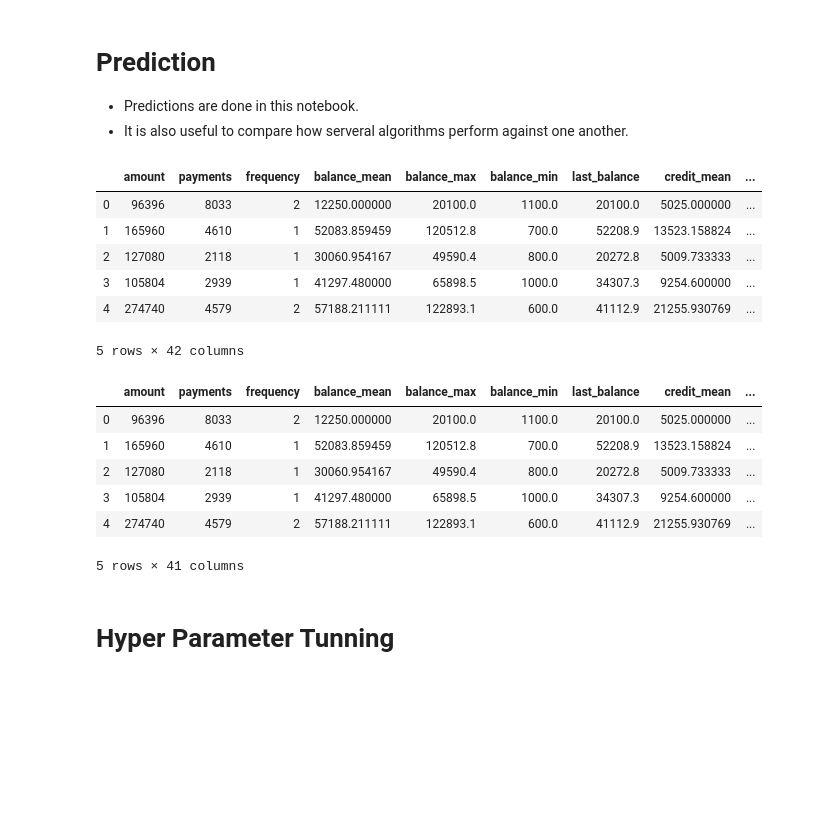
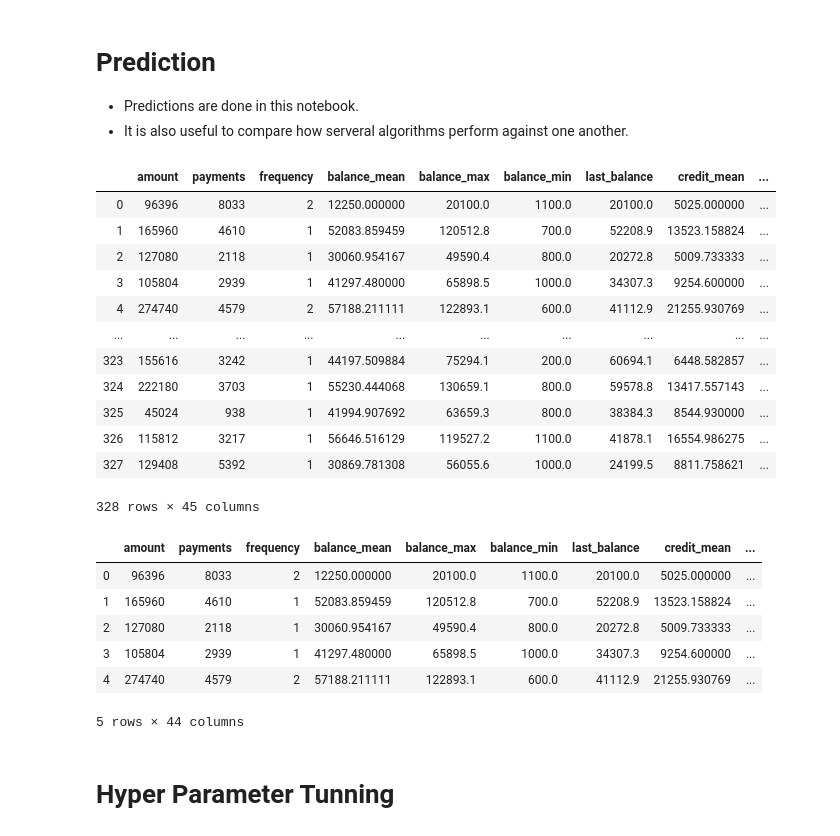
Before and after one commit to EdgarACarneiro/feup-ecac, a Jupyter notebook: project-competition/prediction.ipynb, the cells around one changed output. Saved outputs shown, nothing was run; the diff lists cells and outputs as text; code cells hidden in the pictures; blank space fills up the shorter version.

Commit message:
Experimented with undersampling. Locally got better but in competition got worst

```diff
--- a/project-competition/prediction.ipynb
+++ b/project-competition/prediction.ipynb
@@ -114,20 +114,52 @@ def create_GB():
 K_FOLD_NUM_SPLITS = 5
 SEED = 42
 USE_PCA = False
+UNDERSAMPLE = False
+UNDERSAMPLE_RATIO = 0.3
 
 # Pretty printer
 pp = pprint.PrettyPrinter(indent=4)
-# %%
-dataset =  utils.read_csv_to_df('dataset/preprocessed_data.csv')
-display(dataset.head())
-# %% [output]
-|  | amount | payments | frequency | balance_mean | balance_max | balance_min | last_balance | credit_mean | ... |
-| 0 | 96396 | 8033 | 2 | 12250.000000 | 20100.0 | 1100.0 | 20100.0 | 5025.000000 | ... |
-| 1 | 165960 | 4610 | 1 | 52083.859459 | 120512.8 | 700.0 | 52208.9 | 13523.158824 | ... |
-| 2 | 127080 | 2118 | 1 | 30060.954167 | 49590.4 | 800.0 | 20272.8 | 5009.733333 | ... |
-| 3 | 105804 | 2939 | 1 | 41297.480000 | 65898.5 | 1000.0 | 34307.3 | 9254.600000 | ... |
-| 4 | 274740 | 4579 | 2 | 57188.211111 | 122893.1 | 600.0 | 41112.9 | 21255.930769 | ... |
-5 rows × 42 columns
+# %%
+dataset =  utils.read_csv_to_df('dataset/preprocessed_data.csv')
+
+if UNDERSAMPLE:
+    print(' > Apllying undersampling:')
+    entries_df = len(dataset.index)
+
+    # Getting all minor class cases into final dataset
+    minor_df = dataset[dataset['status'] == -1]
+    num_minor = len(minor_df.index)
+
+    print('\t> Classes initial ratio: %f - %f\n\t> Dataset size: %i' %
+         (num_minor / entries_df, (entries_df - num_minor) / entries_df, entries_df))
+
+    # Selecting equal number from major class
+    major_df = dataset[dataset['status'] == 1].sample(n=int((num_minor / UNDERSAMPLE_RATIO) - num_minor),
+                                                      random_state=SEED)
+    num_major = len(major_df.index)
+    total_under = num_minor + num_major
+
+    print('\t> Classes final ratio: %f - %f\n\t> Dataset size: %i' %
+          (num_minor / total_under, num_major / total_under, total_under))
+
+    # Concatenting to main dataframe
+    dataset = pd.concat([minor_df, major_df])
+
+display(dataset)
+# %% [output]
+|  | amount | payments | frequency | balance_mean | balance_max | balance_min | last_balance | credit_mean | ... |
+| 0 | 96396 | 8033 | 2 | 12250.000000 | 20100.0 | 1100.0 | 20100.0 | 5025.000000 | ... |
+| 1 | 165960 | 4610 | 1 | 52083.859459 | 120512.8 | 700.0 | 52208.9 | 13523.158824 | ... |
+| 2 | 127080 | 2118 | 1 | 30060.954167 | 49590.4 | 800.0 | 20272.8 | 5009.733333 | ... |
+| 3 | 105804 | 2939 | 1 | 41297.480000 | 65898.5 | 1000.0 | 34307.3 | 9254.600000 | ... |
+| 4 | 274740 | 4579 | 2 | 57188.211111 | 122893.1 | 600.0 | 41112.9 | 21255.930769 | ... |
+| ... | ... | ... | ... | ... | ... | ... | ... | ... | ... |
+| 323 | 155616 | 3242 | 1 | 44197.509884 | 75294.1 | 200.0 | 60694.1 | 6448.582857 | ... |
+| 324 | 222180 | 3703 | 1 | 55230.444068 | 130659.1 | 800.0 | 59578.8 | 13417.557143 | ... |
+| 325 | 45024 | 938 | 1 | 41994.907692 | 63659.3 | 800.0 | 38384.3 | 8544.930000 | ... |
+| 326 | 115812 | 3217 | 1 | 56646.516129 | 119527.2 | 1100.0 | 41878.1 | 16554.986275 | ... |
+| 327 | 129408 | 5392 | 1 | 30869.781308 | 56055.6 | 1000.0 | 24199.5 | 8811.758621 | ... |
+328 rows × 45 columns
 # %%
 STATUS_COL = dataset.columns.get_loc("status")
 # %%
@@ -147,7 +179,7 @@ if USE_PCA:
 | 2 | 127080 | 2118 | 1 | 30060.954167 | 49590.4 | 800.0 | 20272.8 | 5009.733333 | ... |
 | 3 | 105804 | 2939 | 1 | 41297.480000 | 65898.5 | 1000.0 | 34307.3 | 9254.600000 | ... |
 | 4 | 274740 | 4579 | 2 | 57188.211111 | 122893.1 | 600.0 | 41112.9 | 21255.930769 | ... |
-5 rows × 41 columns
+5 rows × 44 columns
 # %% [markdown]
 # Hyper Parameter Tunning
 # %% [markdown]
```
Also changed, not shown: parts of 6 cells of this notebook.
